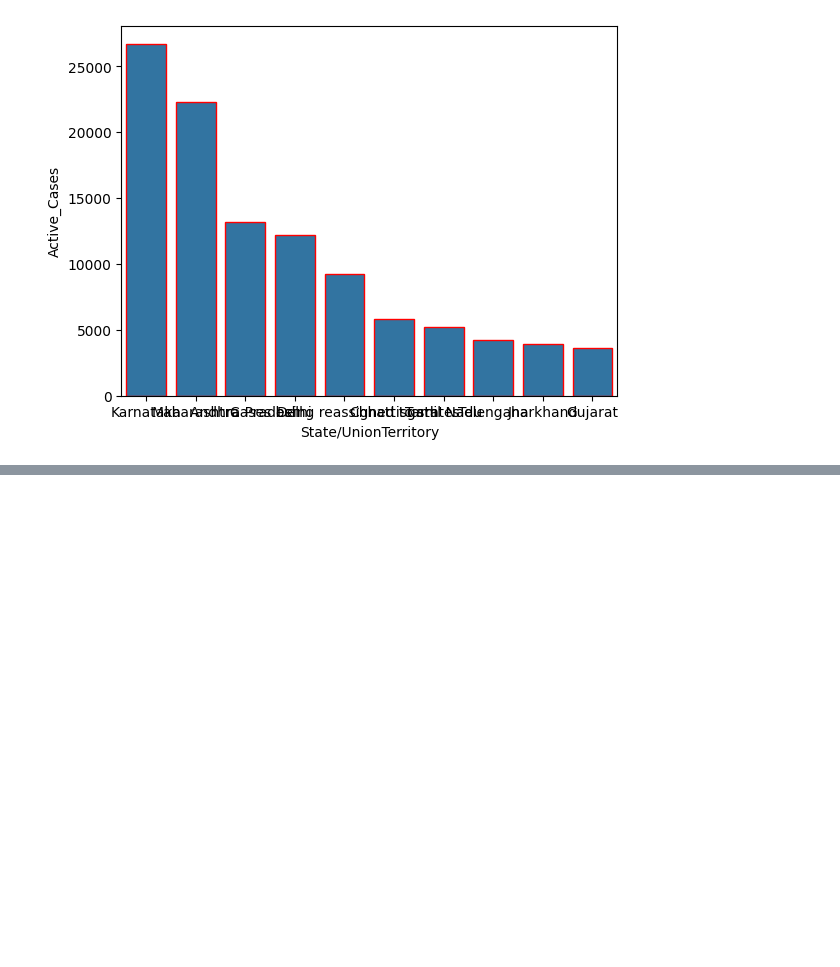
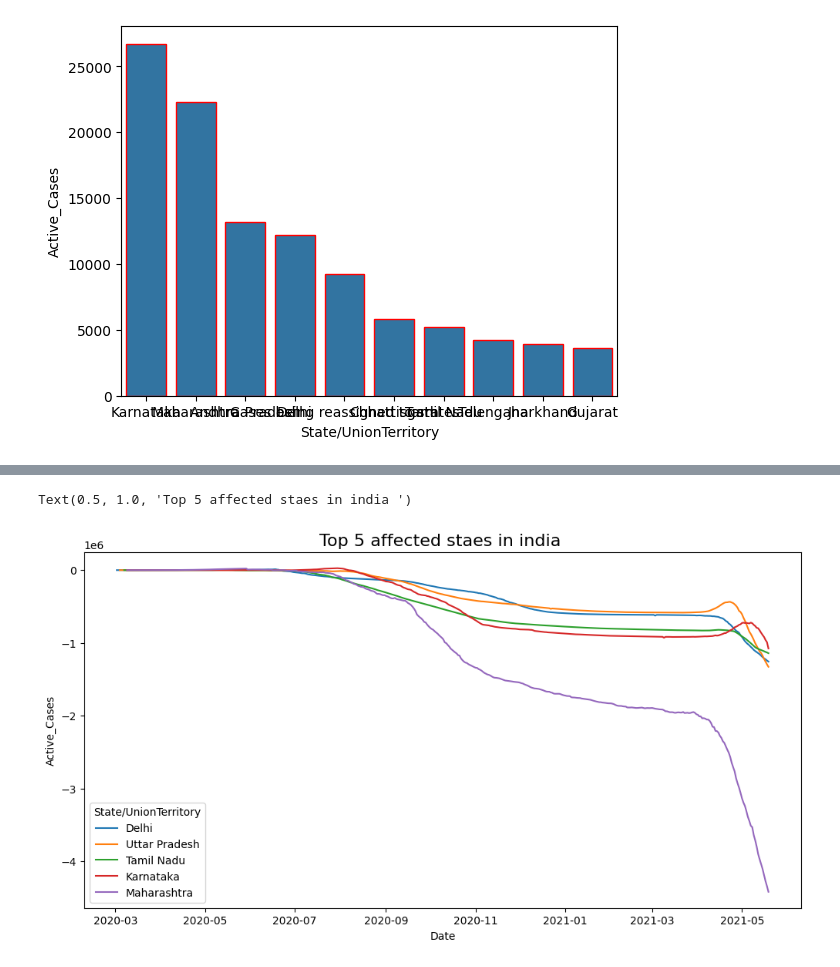
Before and after one commit to eThird/COVID-19-Data-Analysis, a Jupyter notebook: Notebooks/Covid-19 data analysis.ipynb, the cells around one changed output, grey strips where cells are left out. Saved outputs shown, nothing was run; the diff lists cells and outputs as text; code cells hidden in the pictures; blank space fills up the shorter version.

```diff
--- a/Notebooks/Covid-19 data analysis.ipynb
+++ b/Notebooks/Covid-19 data analysis.ipynb
@@ -190,0 +220,15 @@ plt.show()
+# %%
+#now we will create a line plot to see the growth of trend
+top_10_active_cases= covid_df.groupby(by='State/UnionTerritory').max()[['Active_Cases','Date']].sort_values(by=['Active_Cases'], ascending =False).reset_index()
+fig = plt.figure(figsize=(12,6))
+ax= sns.lineplot(
+     data=top_10_active_cases[top_10_active_cases['State/UnionTerritory'].isin(['Maharashtra','Karnataka', 'Delhi','Tamil Nadu','Uttar Pradesh'])],
+    x= 'Date', y='Active_Cases', hue ='State/UnionTerritory',
+
+
+)
+
+ax.set_title('Top 5 affected staes in india ', size=16, )
+# %% [output]
+Text(0.5, 1.0, 'Top 5 affected staes in india ')
+[figure, added]
```
Also changed, not shown: parts of 3 cells of this notebook.
